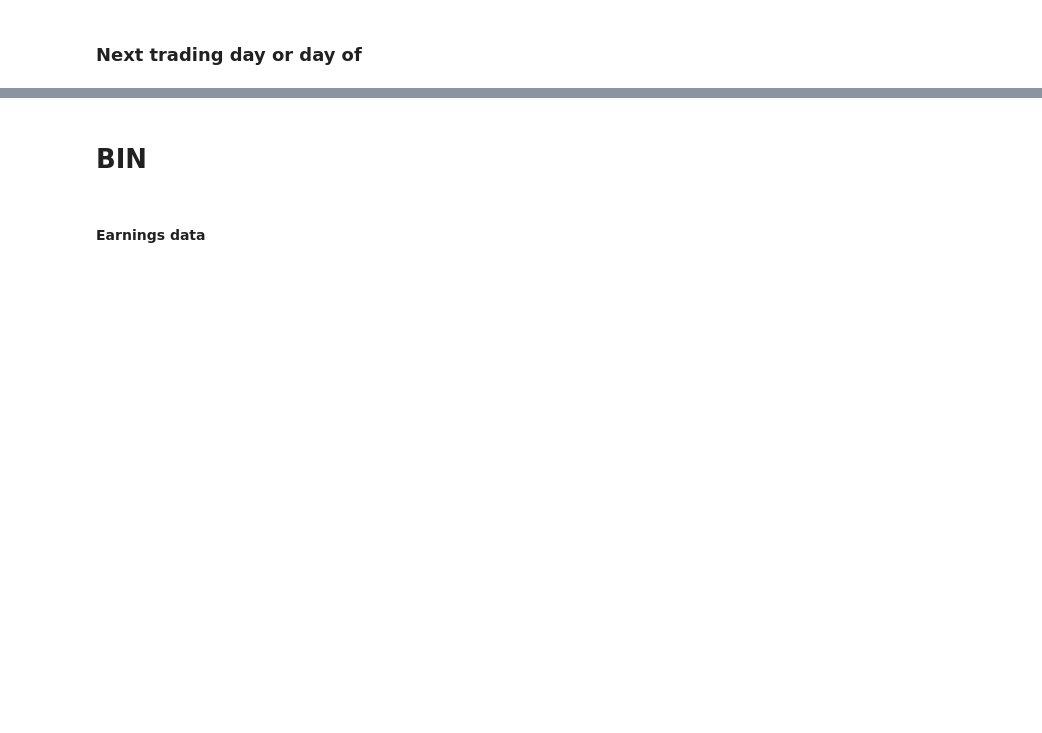
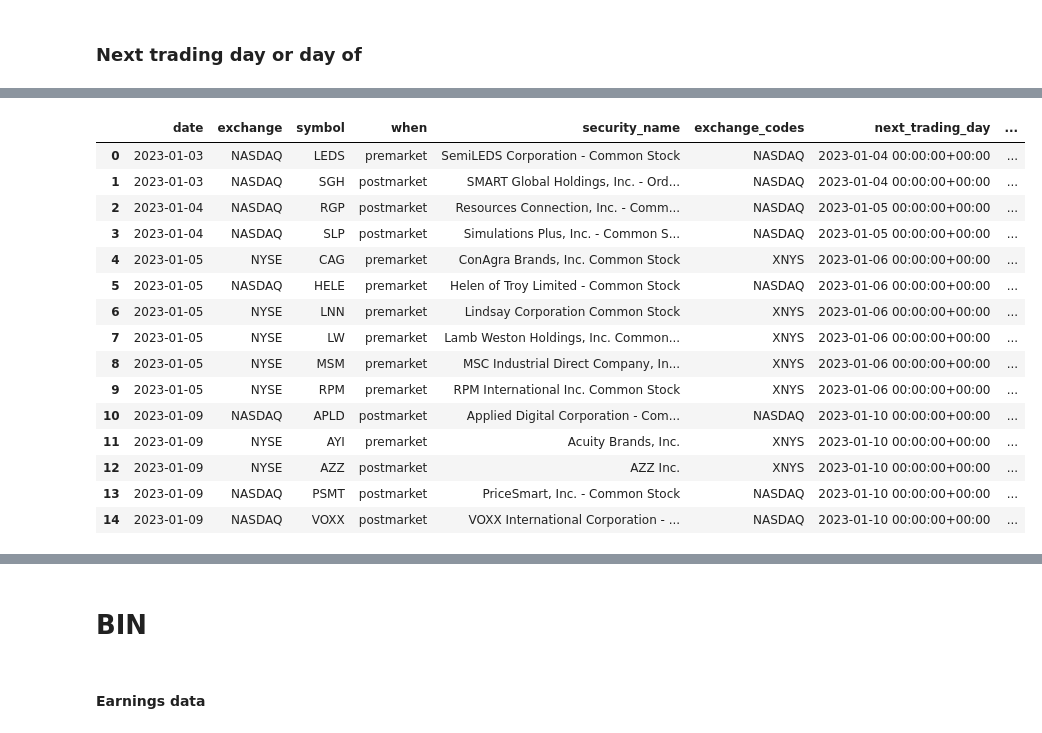
Before and after one commit to brigittesullivan/eps-stock-market-ml-project, a Jupyter notebook: 1_Data_Loading.ipynb, the cells around one changed output, grey strips where cells are left out. Drawn from its saved outputs; the diff is of its cells as text; code cells hidden in the pictures; blank space fills up the shorter version.

```diff
--- a/1_Data_Loading.ipynb
+++ b/1_Data_Loading.ipynb
@@ -524,7 +493,7 @@ Name: count, dtype: int64
 # %%
 ## ASSUMPTION - IF NO specification on when, assuming pre market and using same day as release as the eps day (per direction from manager)
 
-def eps_day(row):
+def eps_day_after(row):
     eps_day_value = np.nan
     if row['when'] == 'premarket':
         eps_day_value = row['date']
@@ -535,4 +504,38 @@ def eps_day(row):
     return eps_day_value
 # %%
 ## Based on when the EPS is announced, determine the day we are interested in for movement
-earnings_df['eps_day'] = earnings_df.apply(eps_day, axis = 1)
+earnings_df['after_eps_date'] = earnings_df.apply(eps_day_after, axis = 1)
+# %%
+# Define a function to conditionally replace values
+def eps_day_before(row):
+    if row['when'] == 'postmarket':
+        return row['date']
+    elif row['when'] == 'premarket':
+        return row['prior_trading_day']
+    else:
+        return row['next_trading_day']
+
+# Apply the function to create a new column 'D' with the replaced values
+earnings_df['before_eps_date'] = earnings_df.apply(eps_day_before, axis=1)
+# %%
+earnings_df['after_eps_date'] = pd.to_datetime(earnings_df['after_eps_date'], utc=True).dt.strftime('%Y-%m-%d')
+earnings_df['before_eps_date'] = pd.to_datetime(earnings_df['before_eps_date'], utc=True).dt.strftime('%Y-%m-%d')
+# %%
+earnings_df.head(15)
+# %% [output]
+|  | date | exchange | symbol | when | security_name | exchange_codes | next_trading_day | ... |
+| 0 | 2023-01-03 | NASDAQ | LEDS | premarket | SemiLEDS Corporation - Common Stock | NASDAQ | 2023-01-04 00:00:00+00:00 | ... |
+| 1 | 2023-01-03 | NASDAQ | SGH | postmarket | SMART Global Holdings, Inc. - Ord... | NASDAQ | 2023-01-04 00:00:00+00:00 | ... |
+| 2 | 2023-01-04 | NASDAQ | RGP | postmarket | Resources Connection, Inc. - Comm... | NASDAQ | 2023-01-05 00:00:00+00:00 | ... |
+| 3 | 2023-01-04 | NASDAQ | SLP | postmarket | Simulations Plus, Inc. - Common S... | NASDAQ | 2023-01-05 00:00:00+00:00 | ... |
+| 4 | 2023-01-05 | NYSE | CAG | premarket | ConAgra Brands, Inc. Common Stock | XNYS | 2023-01-06 00:00:00+00:00 | ... |
+| 5 | 2023-01-05 | NASDAQ | HELE | premarket | Helen of Troy Limited - Common Stock | NASDAQ | 2023-01-06 00:00:00+00:00 | ... |
+| 6 | 2023-01-05 | NYSE | LNN | premarket | Lindsay Corporation Common Stock | XNYS | 2023-01-06 00:00:00+00:00 | ... |
+| 7 | 2023-01-05 | NYSE | LW | premarket | Lamb Weston Holdings, Inc. Common... | XNYS | 2023-01-06 00:00:00+00:00 | ... |
+| 8 | 2023-01-05 | NYSE | MSM | premarket | MSC Industrial Direct Company, In... | XNYS | 2023-01-06 00:00:00+00:00 | ... |
+| 9 | 2023-01-05 | NYSE | RPM | premarket | RPM International Inc. Common Stock | XNYS | 2023-01-06 00:00:00+00:00 | ... |
+| 10 | 2023-01-09 | NASDAQ | APLD | postmarket | Applied Digital Corporation - Com... | NASDAQ | 2023-01-10 00:00:00+00:00 | ... |
+| 11 | 2023-01-09 | NYSE | AYI | premarket | Acuity Brands, Inc. | XNYS | 2023-01-10 00:00:00+00:00 | ... |
+| 12 | 2023-01-09 | NYSE | AZZ | postmarket | AZZ Inc. | XNYS | 2023-01-10 00:00:00+00:00 | ... |
+| 13 | 2023-01-09 | NASDAQ | PSMT | postmarket | PriceSmart, Inc. - Common Stock | NASDAQ | 2023-01-10 00:00:00+00:00 | ... |
+| 14 | 2023-01-09 | NASDAQ | VOXX | postmarket | VOXX International Corporation - ... | NASDAQ | 2023-01-10 00:00:00+00:00 | ... |
```
Also changed, not shown: parts of 39 cells of this notebook, 5 other files.
